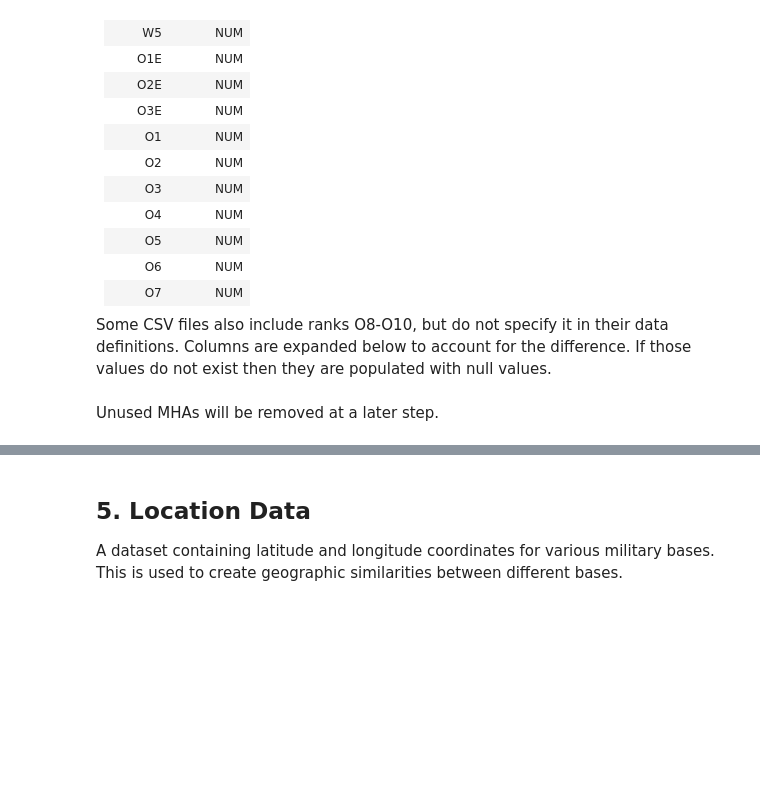
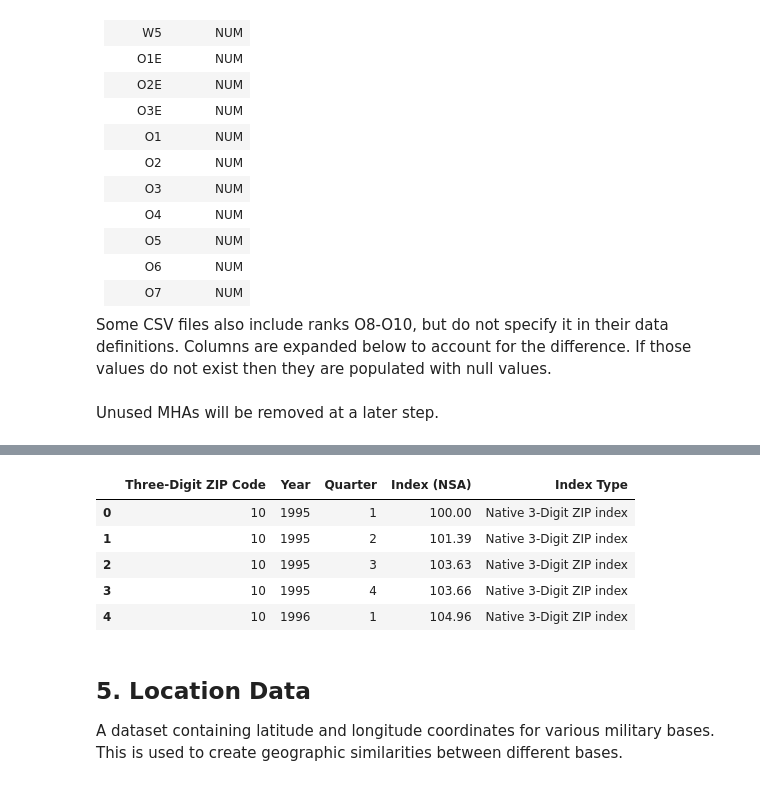
Before and after one commit to amswanson333/BAH_Machine_Learning, a Jupyter notebook: data_fusion.ipynb, the cells around one changed output, grey strips where cells are left out. Cells and saved outputs as stored; diff of their text form; code cells hidden in the pictures; blank space fills up the shorter version.

Commit message:
added HPI data fusion

```diff
--- a/data_fusion.ipynb
+++ b/data_fusion.ipynb
@@ -117,0 +125,14 @@ Unused MHAs will be removed at a later step.
+# %%
+# identify the data path
+hpi_path = os.path.join(raw_dir, "HPI Data")
+# %%
+# read data file into a dataframe
+hpi_df = pd.read_excel(os.path.join(hpi_path,"hpi_at_3zip.xlsx"),skiprows=3, header=1)
+hpi_df.head()
+# %% [output]
+|  | Three-Digit ZIP Code | Year | Quarter | Index (NSA) | Index Type |
+| 0 | 10 | 1995 | 1 | 100.00 | Native 3-Digit ZIP index |
+| 1 | 10 | 1995 | 2 | 101.39 | Native 3-Digit ZIP index |
+| 2 | 10 | 1995 | 3 | 103.63 | Native 3-Digit ZIP index |
+| 3 | 10 | 1995 | 4 | 103.66 | Native 3-Digit ZIP index |
+| 4 | 10 | 1996 | 1 | 104.96 | Native 3-Digit ZIP index |
```
Also changed, not shown: parts of 3 cells of this notebook.
